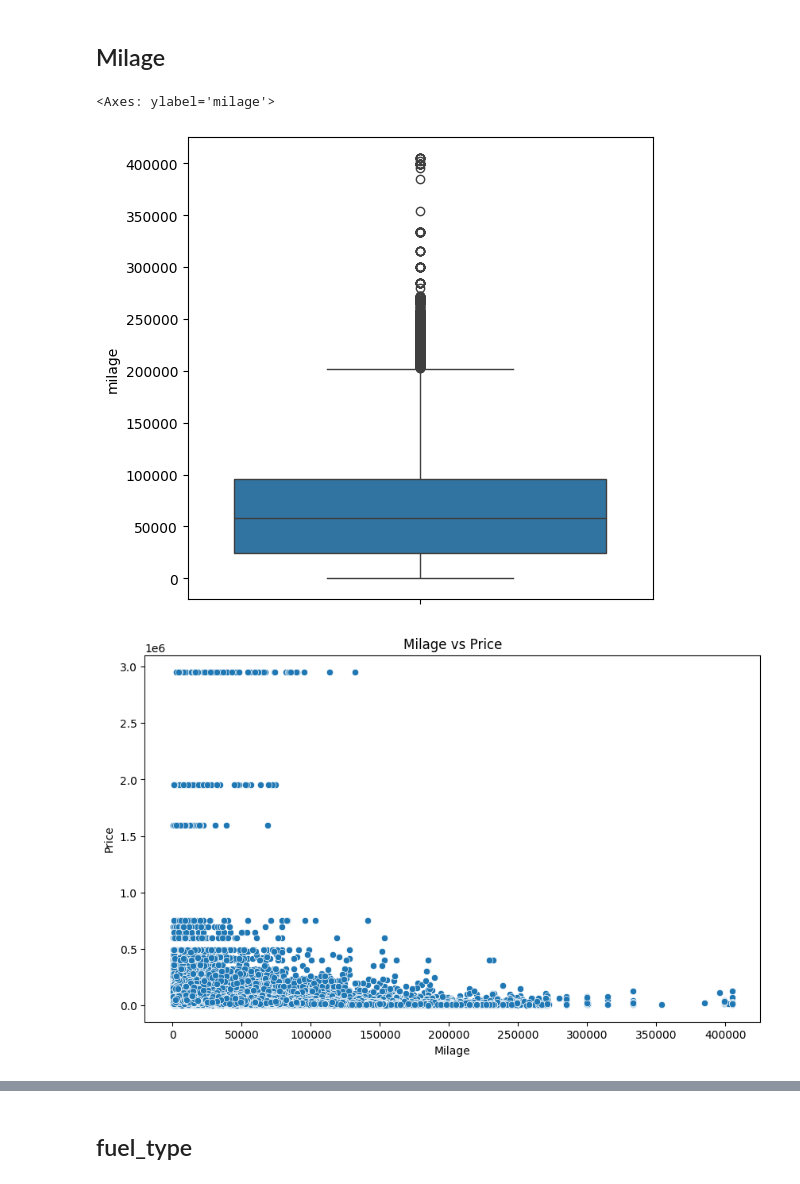
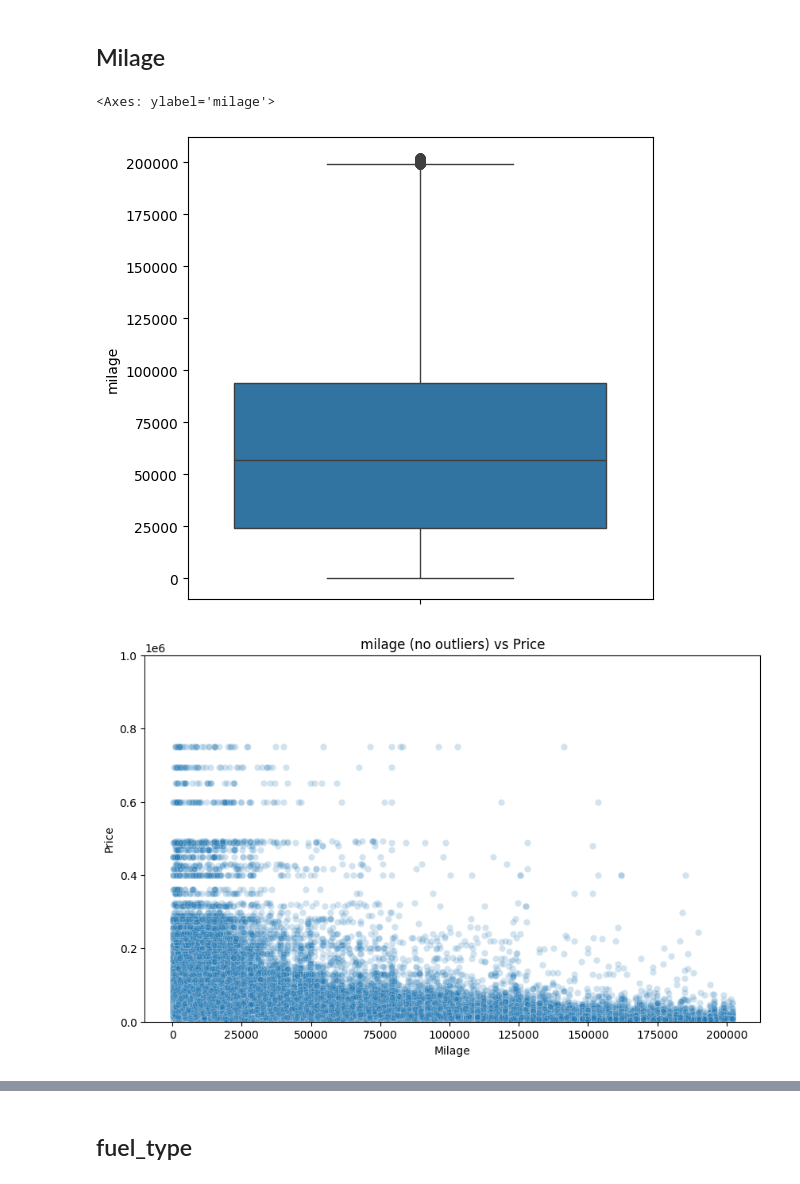
Before and after one commit to phlin0424/kaggle-car-price-pred, a Jupyter notebook: notebooks/eda.ipynb, the cells around one changed output, grey strips where cells are left out. Drawn from its saved outputs; the diff is of its cells as text; code cells hidden in the pictures.

```diff
--- a/notebooks/eda.ipynb
+++ b/notebooks/eda.ipynb
@@ -91,3 +71,12 @@ def show_statistic_details(df: pd.DataFrame, col_name: str):
         item_counts = counts[item]
         percentage_std = (item_std / item_mean) * 100 if item_mean != 0 else 0
         print(f"{item}: Mean = {item_mean:.2f}, Std Dev = {item_std:.2f} ({percentage_std:.2f}%) ({item_counts})")
+# %%
+def remove_outliers_iqr(df: pd.DataFrame, column):
+    Q1 = df[column].quantile(0.25)
+    Q3 = df[column].quantile(0.75)
+    IQR = Q3 - Q1
+    lower_bound = Q1 - 1.5 * IQR
+    upper_bound = Q3 + 1.5 * IQR
+    df_out = df[(df[column] >= lower_bound) & (df[column] <= upper_bound)]
+    return df_out
@@ -358,4 +331,6 @@ show_statistic_details(df_train, "model_year")
 1999: Mean = 10702.71, Std Dev = 10352.77 (96.73%) (554)
 # %% [markdown]
 ## Milage
+# %%
+df_train_no_outliers = remove_outliers_iqr(df_train, 'milage')
 # %%
@@ -363,18 +338,20 @@ milage_counts = df_train.groupby('milage').size().sort_values(ascending=False)
 # %%
 # Create a box plot to show the distribution of prices without grouping
 plt.figure(figsize=(6, 6))
-sns.boxplot(y='milage', data=df_train)
+sns.boxplot(y='milage', data=df_train_no_outliers)
 # the milage is mostly raging in 30000~100000
 # %% [output]
 <Axes: ylabel='milage'>
-[figure, old version]
+[figure, new version]
 # %%
 plt.figure(figsize=(10, 6))
-sns.scatterplot(x='milage', y='price', data=df_train)
-plt.title('Milage vs Price')
+sns.scatterplot(x='milage', y='price', data=df_train_no_outliers,alpha=0.2)
+plt.title('milage (no outliers) vs Price')
 plt.xlabel('Milage')
 plt.ylabel('Price')
+plt.ylim([0, 10e+5])
 plt.show()
+
 # Some
 # %% [output]
-[figure, old version]
+[figure, new version]
```
Also changed, not shown: parts of 45 cells of this notebook.
